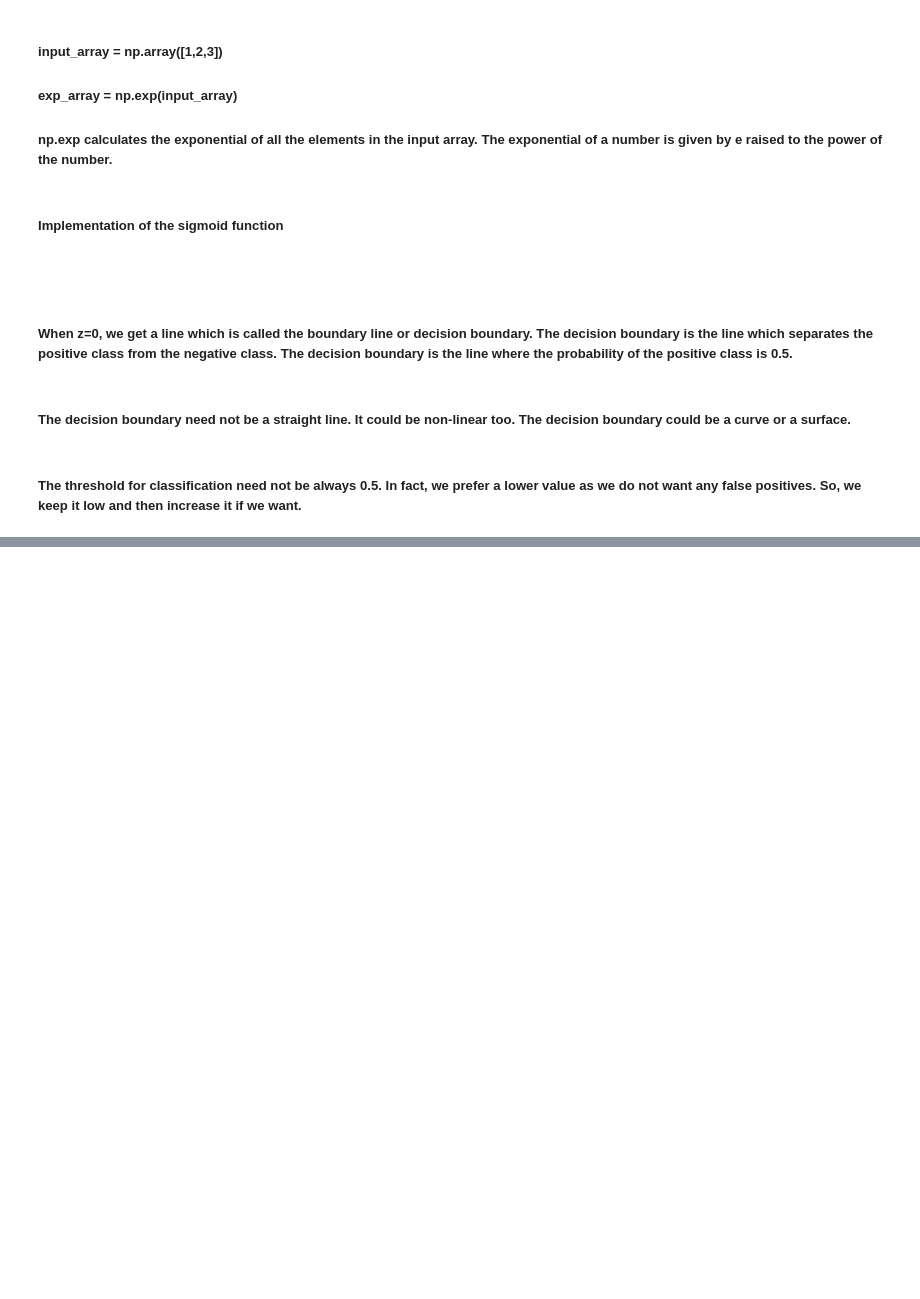
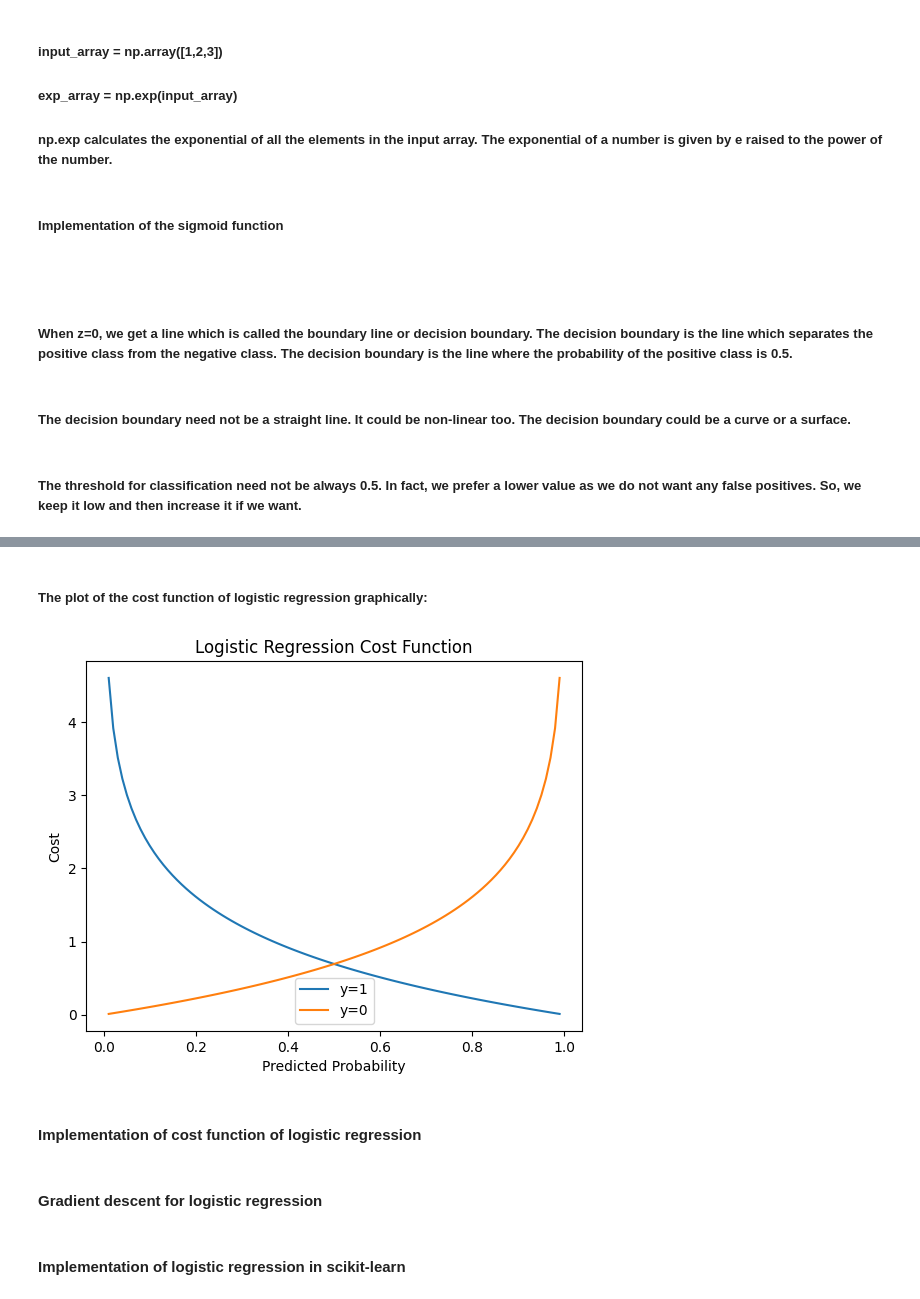
Before and after one commit to SyedNaveedM/ML_COURSERA, a Jupyter notebook: SupervisedLearning.ipynb, the cells around one changed output, grey strips where cells are left out. Drawn from its saved outputs; the diff is of its cells as text; code cells hidden in the pictures; blank space fills up the shorter version.

Commit message:
Supervised Learning-Course 1

```diff
--- a/SupervisedLearning.ipynb
+++ b/SupervisedLearning.ipynb
@@ -261,0 +275,29 @@ def sigmoid(z):
+# %% [markdown]
+##### The plot of the cost function of logistic regression graphically:
+# %%
+import numpy as np
+import matplotlib.pyplot as plt
+
+# Logistic regression cost function
+def logistic_cost(y, y_pred):
+    return -y * np.log(y_pred) - (1 - y) * np.log(1 - y_pred)
+
+# Generate a range of predictions
+y_pred = np.linspace(0.01, 0.99, 100)
+
+# Compute the cost for y=1 and y=0
+cost_y1 = logistic_cost(1, y_pred)
+cost_y0 = logistic_cost(0, y_pred)
+
+# Plot the cost function
+plt.plot(y_pred, cost_y1, label='y=1')
+plt.plot(y_pred, cost_y0, label='y=0')
+plt.xlabel('Predicted Probability')
+plt.ylabel('Cost')
+plt.title('Logistic Regression Cost Function')
+plt.legend()
+plt.show()
+# %% [output]
+[figure, added]
+# %% [markdown]
+#### Implementation of cost function of logistic regression
@@ -261,0 +328,2 @@ def sigmoid(z):
+# %% [markdown]
+#### Gradient descent for logistic regression
@@ -261,0 +358,2 @@ def sigmoid(z):
+# %% [markdown]
+#### Implementation of logistic regression in scikit-learn
```
Also changed, not shown: parts of 16 cells of this notebook.
